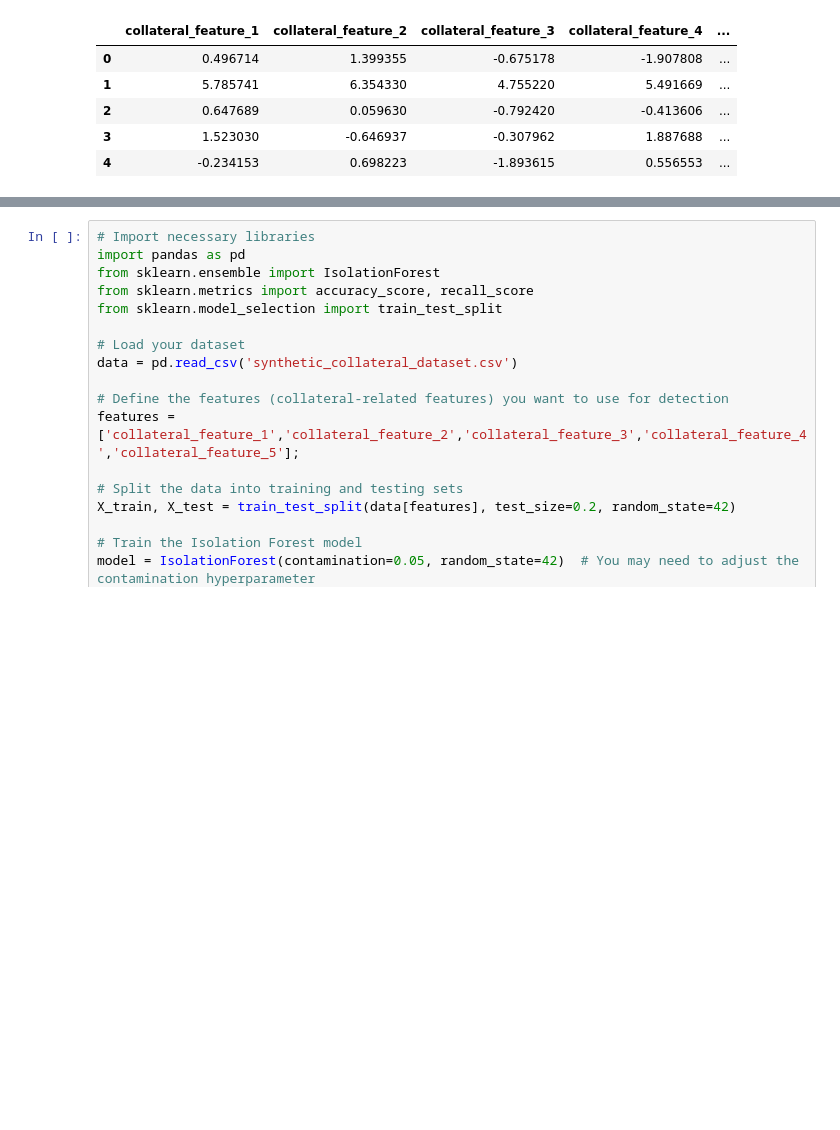
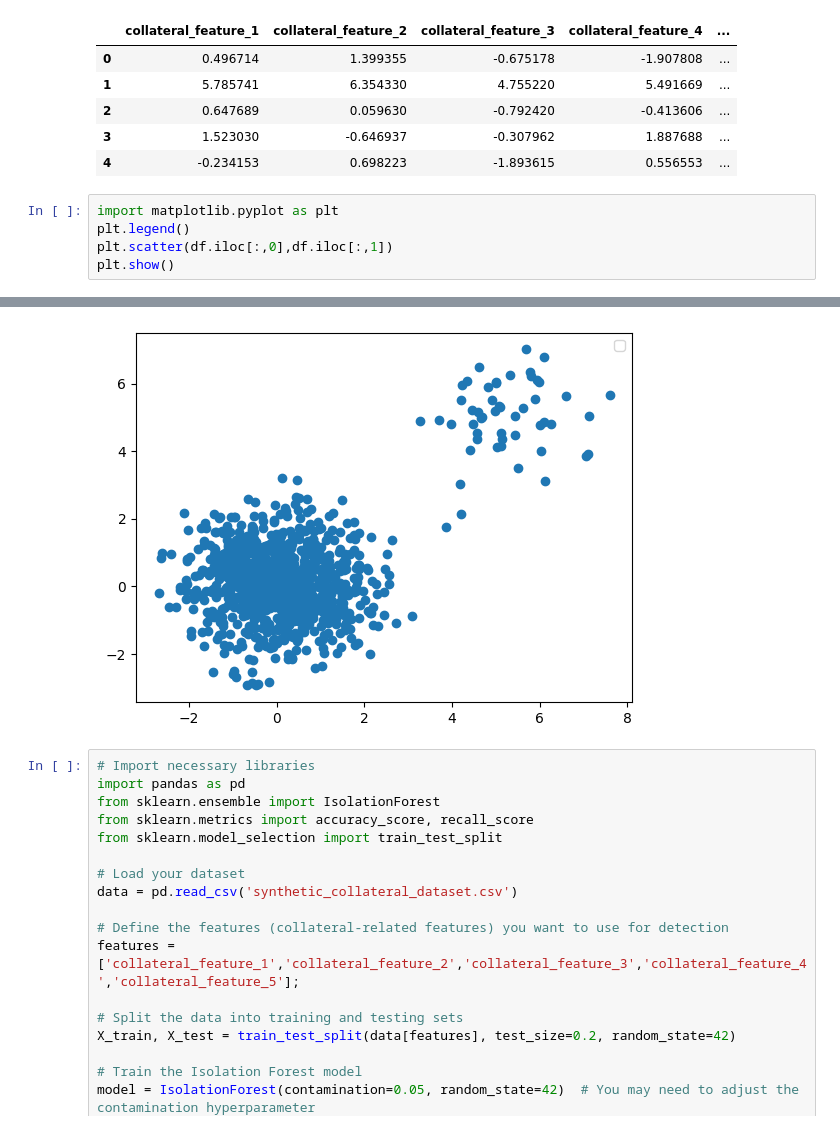
Before and after one commit to durvangparab967/C-Programs, a Jupyter notebook: trade_collateral.ipynb, the cells around one changed output, grey strips where cells are left out. Drawn from its saved outputs; the diff is of its cells as text; blank space fills up the shorter version.

```diff
--- a/trade_collateral.ipynb
+++ b/trade_collateral.ipynb
@@ -133,3 +133,9 @@ df.head(5)
 | 2 | 0.647689 | 0.059630 | -0.792420 | -0.413606 | ... |
 | 3 | 1.523030 | -0.646937 | -0.307962 | 1.887688 | ... |
 | 4 | -0.234153 | 0.698223 | -1.893615 | 0.556553 | ... |
+# %%
+import matplotlib.pyplot as plt
+plt.legend()
+plt.scatter(df.iloc[:,0],df.iloc[:,1])
+plt.show()
+# %% [output]
@@ -136,3 +143,4 @@ df.head(5)
+[figure, added]
 # %%
 # Import necessary libraries
 import pandas as pd
```
Also changed, not shown: parts of 14 cells of this notebook.
